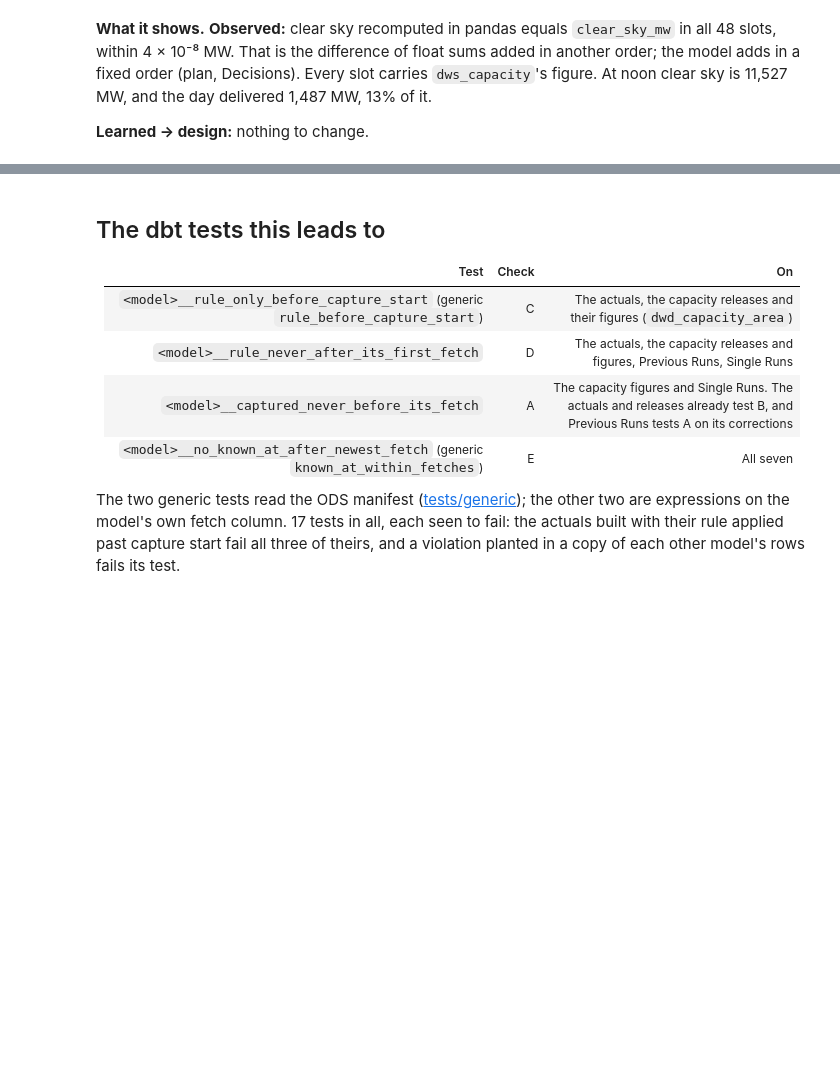
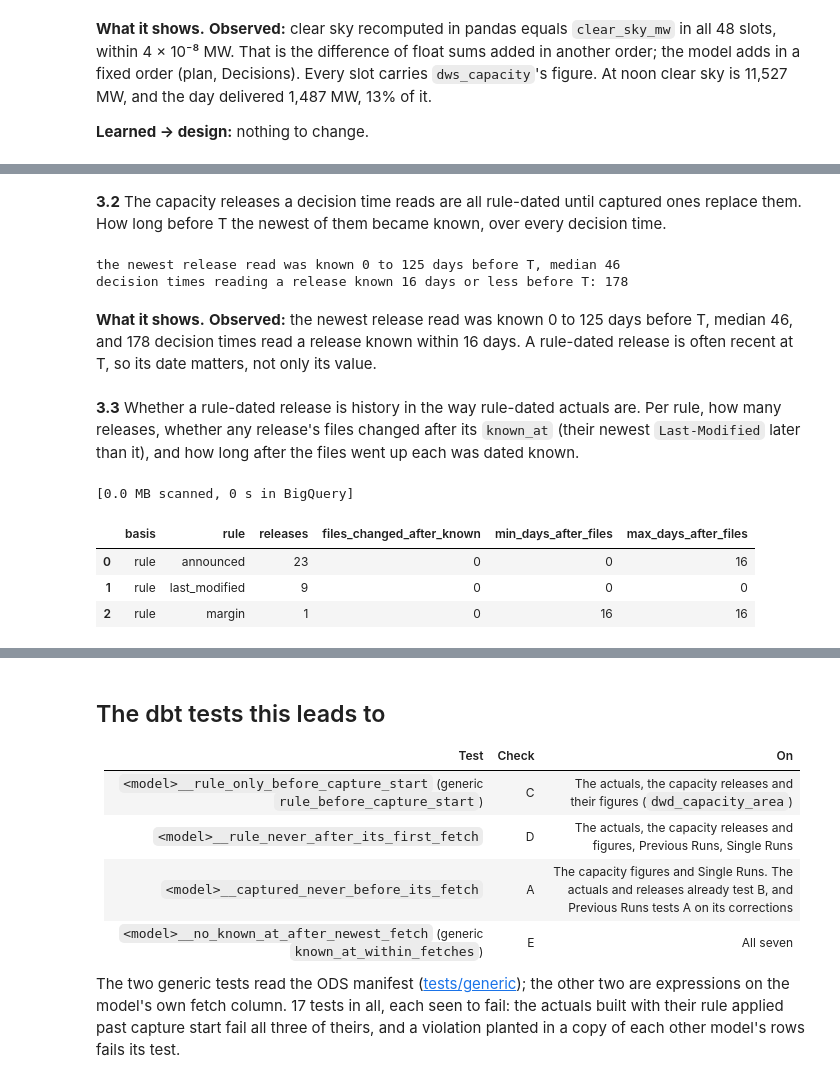
Before and after one commit to iahsanujunda/jtf, a Jupyter notebook: notebooks/06_warehouse_against_sources.ipynb, the cells around one changed output, grey strips where cells are left out. Saved outputs shown, nothing was run; the diff lists cells and outputs as text; code cells hidden in the pictures; blank space fills up the shorter version.

```diff
--- a/notebooks/06_warehouse_against_sources.ipynb
+++ b/notebooks/06_warehouse_against_sources.ipynb
@@ -596,0 +706,32 @@ slots: 48 | largest difference: 4.16e-08 MW | capacity in every slot is dws_capa
+# %% [markdown]
+**3.2** The capacity releases a decision time reads are all rule-dated until captured ones replace them. How long before T the newest of them became known, over every decision time.
+# %%
+ages = reads.newest_release_age_days
+print(
+    f"the newest release read was known {ages.min()} to {ages.max()} days before T,",
+    f"median {ages.median():.0f}",
+)
+print("decision times reading a release known 16 days or less before T:", int((ages <= 16).sum()))
+# %% [output]
+the newest release read was known 0 to 125 days before T, median 46
+decision times reading a release known 16 days or less before T: 178
+# %% [markdown]
+**What it shows.** **Observed:** the newest release read was known 0 to 125 days before T, median 46, and 178 decision times read a release known within 16 days. A rule-dated release is often recent at T, so its date matters, not only its value.
+# %% [markdown]
+**3.3** Whether a rule-dated release is history in the way rule-dated actuals are. Per rule, how many releases, whether any release's files changed after its `known_at` (their newest `Last-Modified` later than it), and how long after the files went up each was dated known.
+# %%
+sql("""
+SELECT basis, rule, COUNT(*) AS releases,
+  COUNTIF(GREATEST(a_last_modified, b_last_modified) > known_at) AS files_changed_after_known,
+  MIN(TIMESTAMP_DIFF(known_at, GREATEST(a_last_modified, b_last_modified), DAY))
+    AS min_days_after_files,
+  MAX(TIMESTAMP_DIFF(known_at, GREATEST(a_last_modified, b_last_modified), DAY))
+    AS max_days_after_files
+FROM dwd_capacity_releases GROUP BY 1, 2 ORDER BY 3 DESC
+""")
+# %% [output]
+[0.0 MB scanned, 0 s in BigQuery]
+|  | basis | rule | releases | files_changed_after_known | min_days_after_files | max_days_after_files |
+| 0 | rule | announced | 23 | 0 | 0 | 16 |
+| 1 | rule | last_modified | 9 | 0 | 0 | 0 |
+| 2 | rule | margin | 1 | 0 | 16 | 16 |
```
Also changed, not shown: parts of 11 cells of this notebook.
